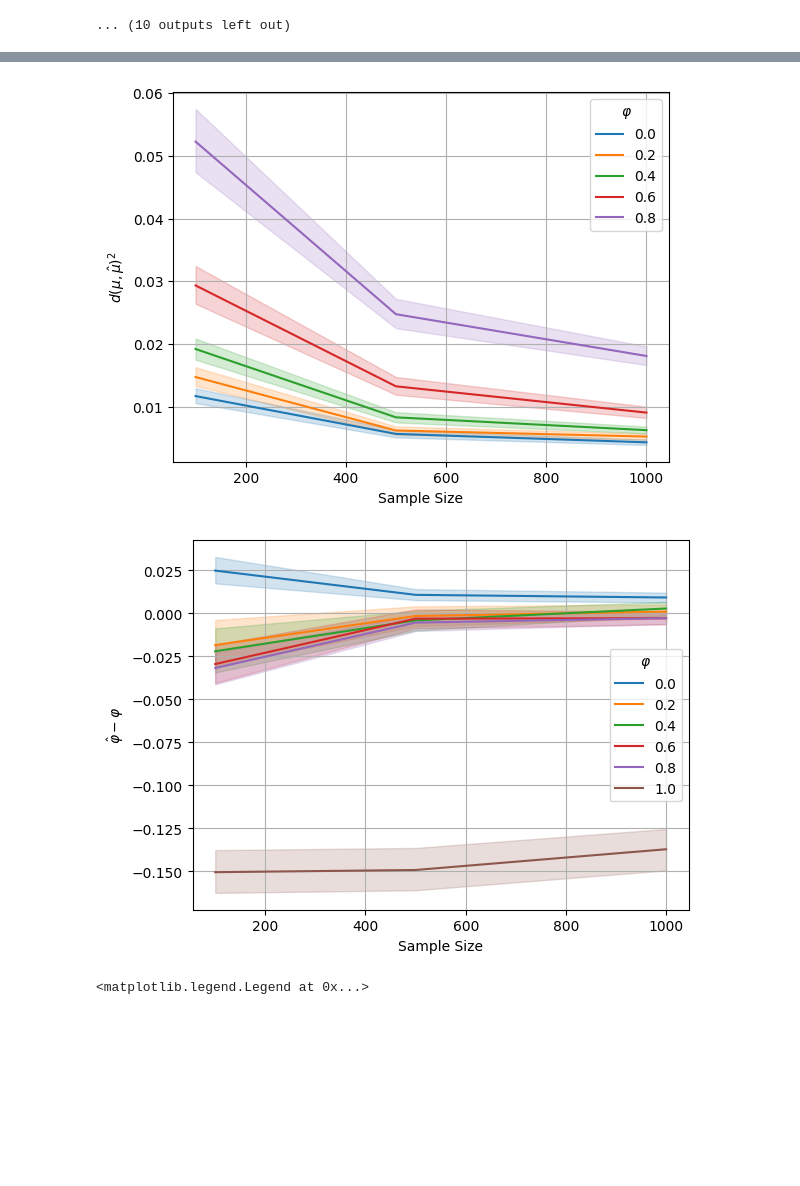
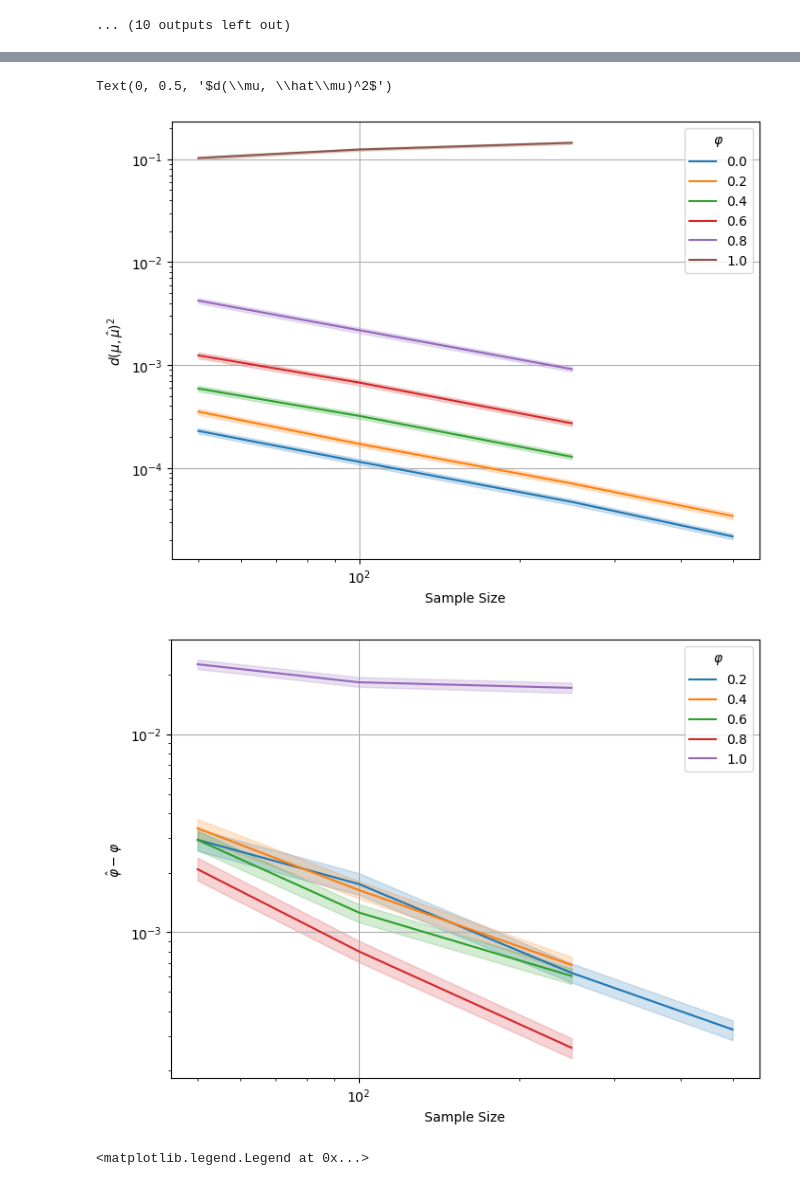
Before and after one commit to matthieubulte/GAR, a Jupyter notebook: ar(1)_dists.ipynb, the cells around one changed output, grey strips where cells are left out. Cells and saved outputs as stored; diff of their text form; code cells hidden in the pictures; blank space fills up the shorter version.

```diff
--- a/ar(1)_dists.ipynb
+++ b/ar(1)_dists.ipynb
@@ -160,0 +199,16 @@ plt.savefig('./err_phi_R_mult_noise.pdf')
+# %%
+target_T = 250
+
+true_size = np.linspace(0, 1, 40)
+
+
+sub_df = df[(df['T'] == target_T) & (df['phi'] == 0)].copy()
+_M = sub_df.shape[0]
+
+rejection_rate = (np.repeat((np.abs(sub_df['Dt'] - sub_df['boot_mean_Dt']) / sub_df['boot_sig_Dt']).values,true_size.shape[0]).reshape((true_size.shape[0], _M)) > np.repeat(norm.ppf(1 - true_size/2), _M).reshape((true_size.shape[0], 1000))).mean(axis=1)
+
+plt.plot(true_size,true_size, color='black')
+plt.scatter(true_size, rejection_rate, label='Empirical Size')
+plt.legend()
+plt.xlabel('Target size')
+plt.ylabel('Empirical size')
@@ -307,3 +366,5 @@ Running T=100 phi=0.6000000000000001
 Running T=100 phi=0.8
 Running T=100 phi=1.0
 ... (10 outputs left out)
+# %%
+df = pd.read_csv('./results_wasserstein_full.csv')
@@ -321,7 +386,7 @@ for phi in results.phi.unique():
     if phi == 0:
         plt.plot(sub_df['T'], sub_df.rejection_rate, label=r'$0\ (H_0)$')
     else:
-        plt.plvasot(sub_df['T'], sub_df.rejection_rate, label=np.round(phi,1))
+        plt.plot(sub_df['T'], sub_df.rejection_rate, label=np.round(phi,1))
 
 plt.xlabel('Sample Size')
 plt.ylabel('Rejection Rate')
@@ -330,5 +395,5 @@ plt.grid('on')
 plt.yticks([0.05,0.1,0.2,0.3,0.4,0.5,0.6,.7,.8,.9,1]);
 # plt.xticks(df['T'].unique())
 
-plt.savefig('./rejection_rates_wasserstein.pdf')
+# plt.savefig('./rejection_rates_wasserstein.pdf')
 # %% [output]
@@ -336,37 +401,40 @@ plt.savefig('./rejection_rates_wasserstein.pdf')
 # %%
+f, ax = plt.subplots(figsize=(8,6))
+ax.set(xscale="log", yscale="log")
+
 for phi in df.phi.unique():
-    if phi == 1:
-        continue
-
     sub_df = df[df['phi'] == phi]
-
-#     plt.scatter(sub_df['T'], sub_df., s=5)
-    sns.lineplot(sub_df, x='T', y='err_mu_hat', label=np.round(phi,1))
+    sns.lineplot(sub_df, x='T', y='err_mu_hat', label=np.round(phi,1), ax=ax)
 
 plt.legend(title=r'$\varphi$')
 plt.grid('on')
 plt.xlabel('Sample Size')
 plt.ylabel(r'$d(\mu, \hat\mu)^2$')
 
-plt.savefig('./err_mu_wasserstein.pdf')
+# plt.savefig('./err_mu_wasserstein.pdf')
 # %% [output]
+Text(0, 0.5, '$d(\\mu, \\hat\\mu)^2$')
-[figure, old version]
+[figure, new version]
 # %%
+f, ax = plt.subplots(figsize=(8,6))
+ax.set(xscale="log", yscale="log")
+
 for phi in df.phi.unique():
+    if phi == 0:
+        continue
     sub_df = df[df['phi'] == phi].copy()
-    sub_df['err_phi_hat'] = sub_df['phi_hat'] - phi
+    sub_df['err_phi_hat'] = np.power(sub_df['phi_hat'] - phi, 2) + 1e-20
 
-#     plt.scatter(sub_df['T'], sub_df., s=5)
-    sns.lineplot(sub_df, x='T', y='err_phi_hat', label=np.round(phi,1))
+    sns.lineplot(sub_df, x='T', y='err_phi_hat', label=np.round(phi,1), ax=ax)
 
 plt.legend(title=r'$\varphi$')
 plt.grid('on')
 plt.xlabel('Sample Size')
 plt.ylabel(r'$\hat\varphi - \varphi$')
 
 plt.savefig('./err_phi_wasserstein.pdf')
 # %% [output]
-[figure, old version]
+[figure, new version]
 # %%
 
 
```
Also changed, not shown: parts of 10 cells of this notebook, 2 other files.
